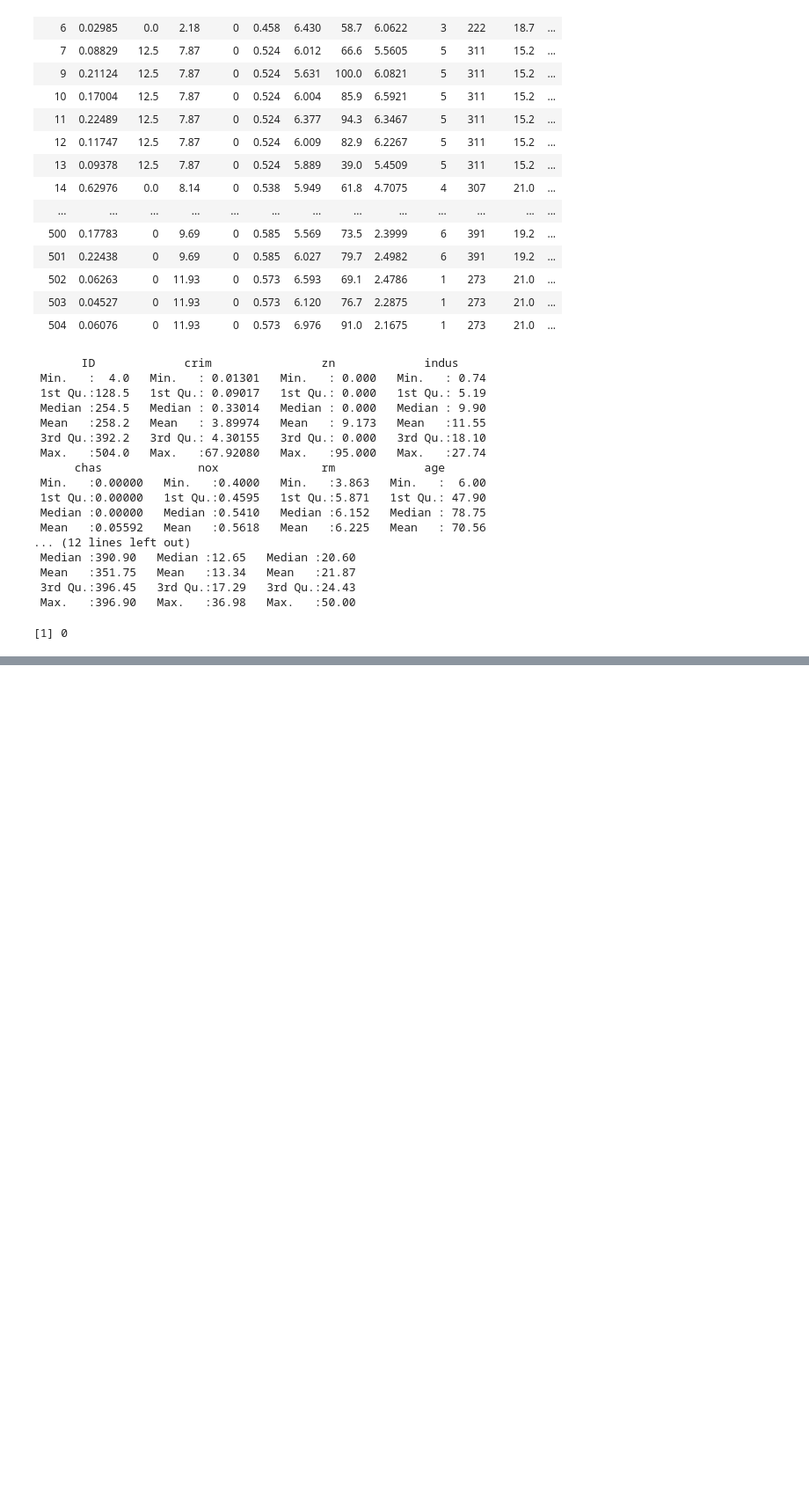
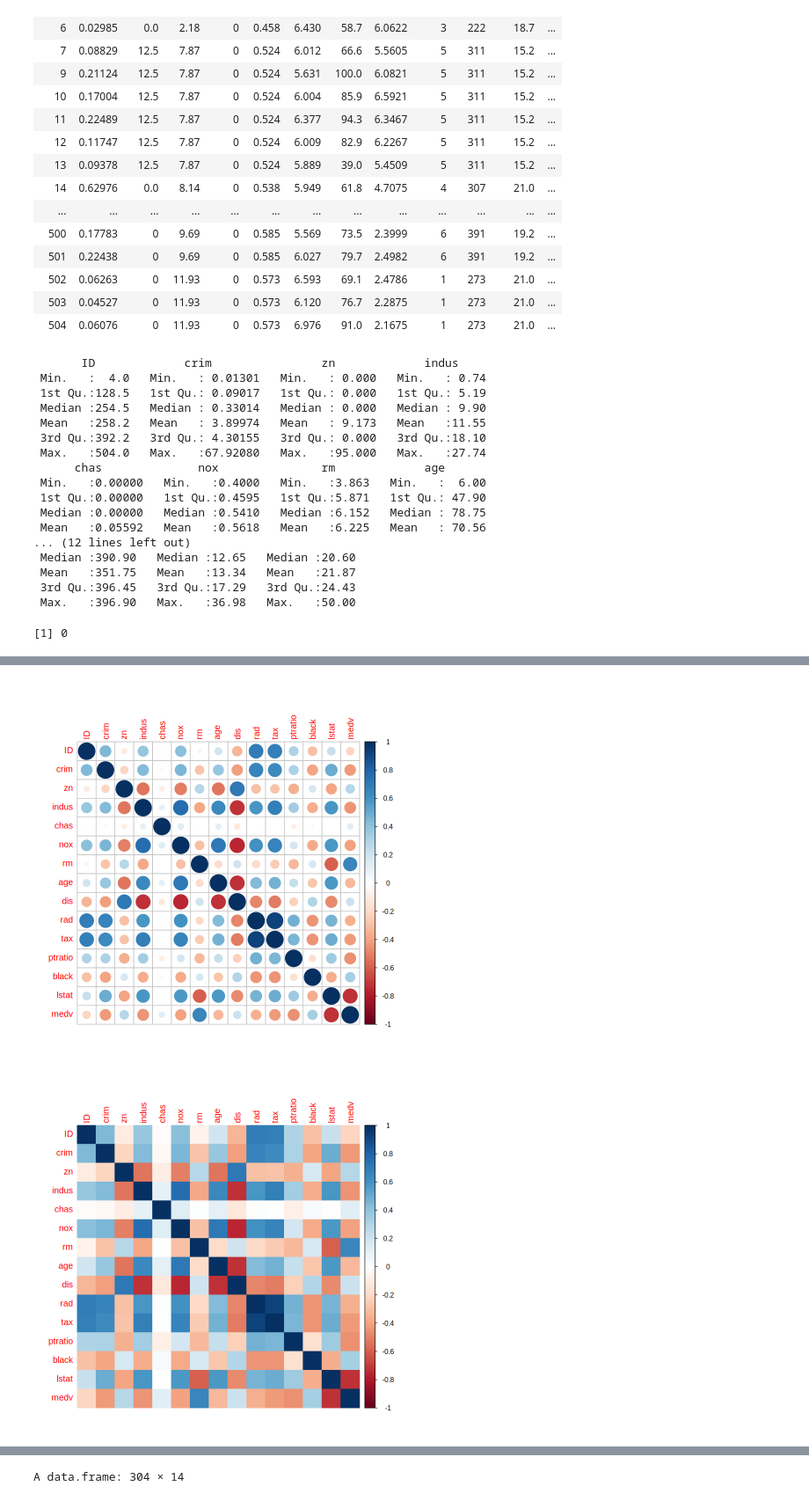
Before and after one commit to itschamuSL/-STA33602-Housing-data, a Jupyter notebook: analysis.ipynb, the cells around one changed output, grey strips where cells are left out. Shown at 88% size. Drawn from its saved outputs; the diff is of its cells as text; code cells hidden in the pictures; blank space fills up the shorter version.

```diff
--- a/analysis.ipynb
+++ b/analysis.ipynb
@@ -48,3 +48,25 @@ A data.frame: 304 × 15
  3rd Qu.:396.45   3rd Qu.:17.29   3rd Qu.:24.43
  Max.   :396.90   Max.   :36.98   Max.   :50.00
 [1] 0
+# %%
+
+
+
+install.packages("corrplot")
+library(corrplot)
+corr_matrix <- cor(Boston, use = "complete.obs")
+corrplot(corr_matrix)
+corrplot(corr_matrix, method = "color")
+corrplot(corr_matrix, method = "circle")
+corrplot(corr_matrix, method = "color",addCoef.col= "black",type = "upper")
+corrplot(corr_matrix, method = "color",type= "upper",addCoef.col= "black",tl.col= "black",tl.srt =45,diag = FALSE)
+Boston_clean <- subset(Boston, select = -ID)
+Boston_clean
+hist(Boston_clean$medv, main = "Distribution of Home Prices (medv)", xlab = "medv ($1000s)", col = "skyblue", border = "white")
+boxplot(Boston_clean$medv, main = "Boxplot of medv", ylab = "medv ($1000s)", col = "lightgreen")
+# Rooms vs Price (Positive relationship)
+plot(Boston_clean$rm, Boston_clean$medv, main = "Rooms vs Home Price", xlab = "Average Rooms (rm)", ylab = "medv ($1000s)", pch = 19, col = "steelblue")
+
+# Lower Status % vs Price (Curved/non-linear negative relationship)
+plot(Boston_clean$lstat, Boston_clean$medv, main = "LSTAT vs Home Price", xlab = "% Lower Status (lstat)", ylab = "medv ($1000s)", pch = 19, col = "coral")
+# %% [output]
@@ -50,0 +75,2 @@ A data.frame: 304 × 15
+[figure, added]
+[figure, added]
@@ -50,0 +79 @@ A data.frame: 304 × 15
+A data.frame: 304 × 14
```
Also changed, not shown: parts of 2 cells of this notebook.
